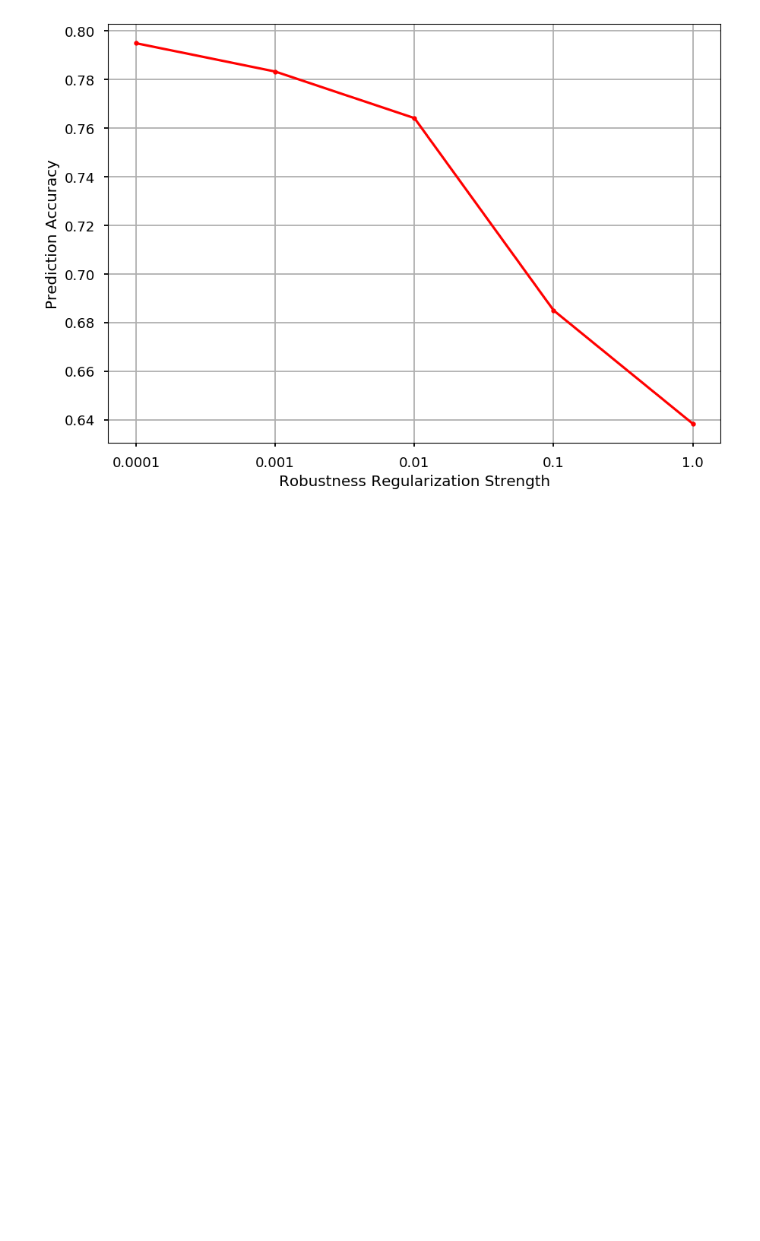
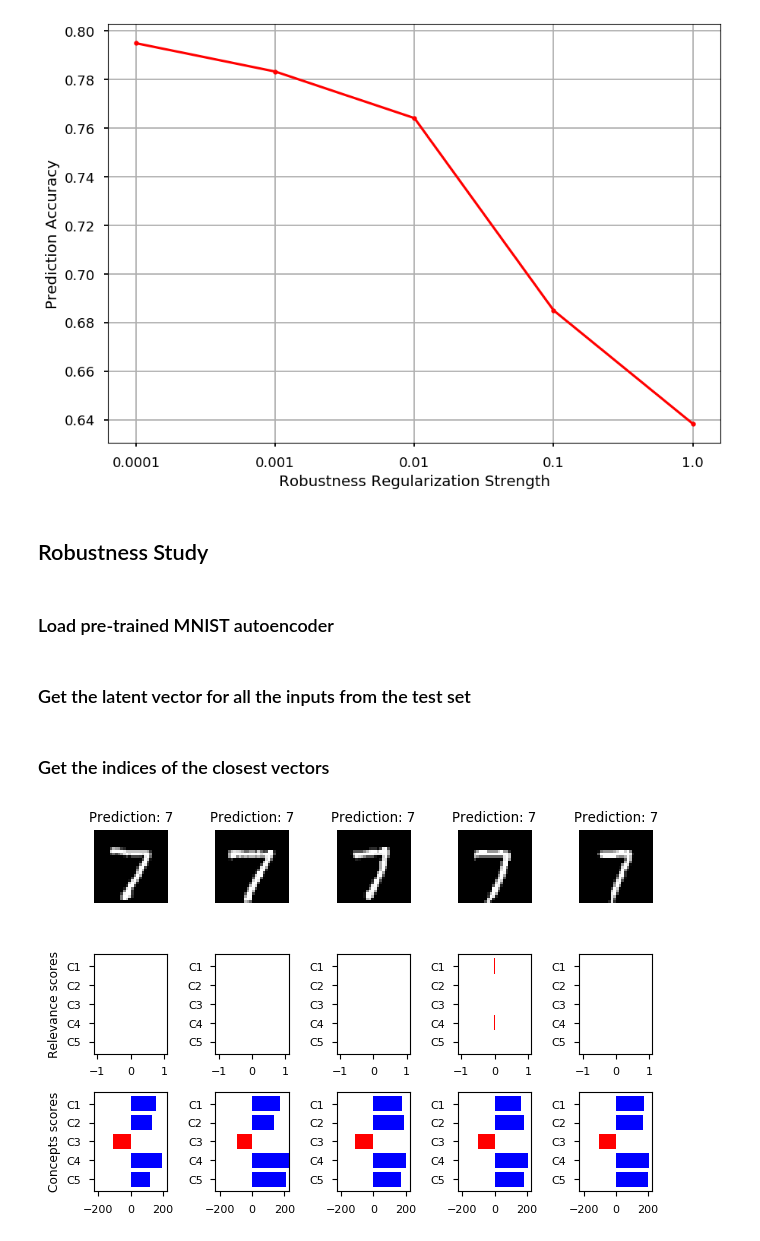
Before and after one commit to AmanDaVinci/SENN, a Jupyter notebook: report_chris.ipynb, the cells around one changed output. Cells and saved outputs as stored; diff of their text form; code cells hidden in the pictures; blank space fills up the shorter version.

```diff
--- a/report_chris.ipynb
+++ b/report_chris.ipynb
@@ -113,5 +120,3 @@ show_concepts(model, test_dl, 'filter')
 # Reproducing COMPAS Results
 # %% [markdown]
 ## Configuration
-# %%
-plt.style.use('seaborn-talk')
@@ -188,3 +170,33 @@ config_list = [["cl_4_s111.json","cl_4_s333.json","cl_4_s555.json"],
 _ = plot_lambda_accuracy(config_list, num_seeds=3, valid=True)
 # %% [output]
 [figure]
+# %% [markdown]
+## Robustness Study
+# %% [markdown]
+### Load pre-trained MNIST autoencoder
+# %%
+from utils.MNIST_autoencoder import AETrainer
+
+ae_trainer = AETrainer(mnist_test_dl, batch_size=200)
+ae_trainer.load_model("pretrained/autoencoder.pt")
+# %% [markdown]
+### Get the latent vector for all the inputs from the test set
+# %%
+mnist_latents = ae_trainer.get_latent_reps(mnist_test_dl)
+# %% [markdown]
+### Get the indices of the closest vectors
+# %%
+nearest_num = 5
+query_index = 0
+
+distances, indices = ae_trainer.get_most_similar(latents=mnist_latents,
+                                                 query=mnist_latents[query_index],
+                                                 number=nearest_num)
+# %%
+# prepare input images from the testloader
+test_images = torch.stack([mnist_test_dl.dataset[index][0] for index in indices[0]])
+
+fig = get_comparison_plot(test_images, mnist_SENN)
+fig.tight_layout()
+# %% [output]
+[figure, added]
```
Also changed, not shown: parts of 43 cells of this notebook, 5 other files.
